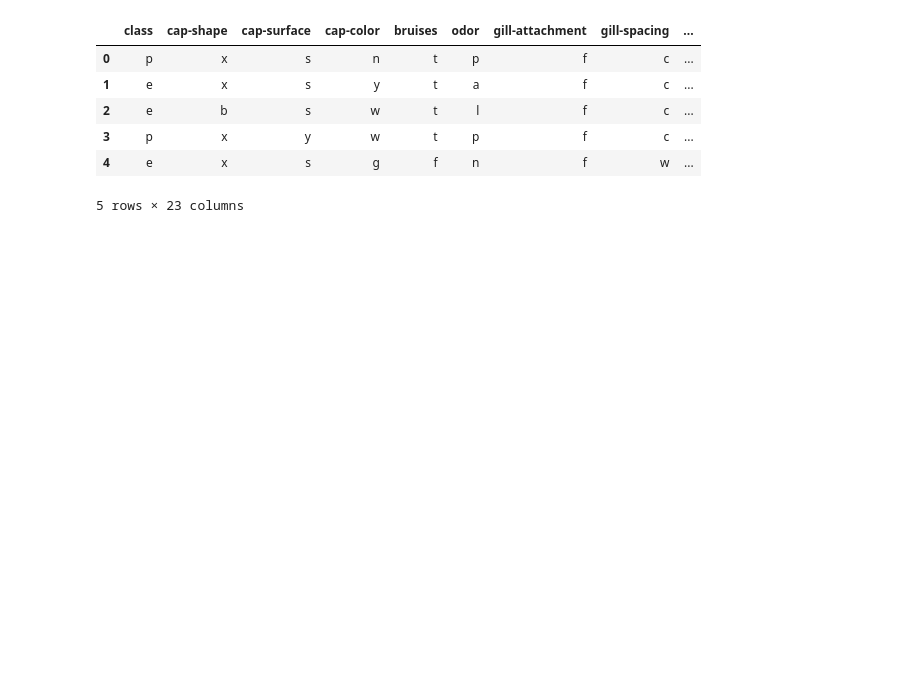
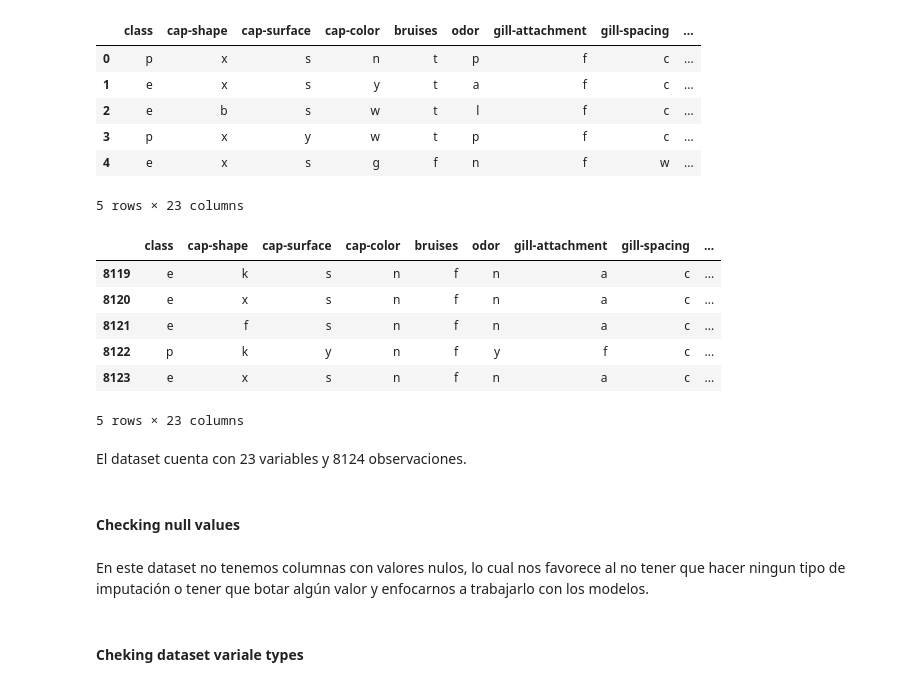
Before and after one commit to BorisRendon/Mushrooms-predictor, a Jupyter notebook: Mushroom_predictor.ipynb, the cells around one changed output. Cells and saved outputs as stored; diff of their text form; code cells hidden in the pictures; blank space fills up the shorter version.

```diff
--- a/Mushroom_predictor.ipynb
+++ b/Mushroom_predictor.ipynb
@@ -12,3 +59,17 @@ df.head()
 | 3 | p | x | y | w | t | p | f | c | ... |
 | 4 | e | x | s | g | f | n | f | w | ... |
 5 rows × 23 columns
+# %%
+mushrooms.tail(5)
+# %% [output]
+|  | class | cap-shape | cap-surface | cap-color | bruises | odor | gill-attachment | gill-spacing | ... |
+| 8119 | e | k | s | n | f | n | a | c | ... |
+| 8120 | e | x | s | n | f | n | a | c | ... |
+| 8121 | e | f | s | n | f | n | a | c | ... |
+| 8122 | p | k | y | n | f | y | f | c | ... |
+| 8123 | e | x | s | n | f | n | a | c | ... |
+5 rows × 23 columns
+# %% [markdown]
+El dataset cuenta con 23 variables y 8124 observaciones.
+# %% [markdown]
+#### Checking null values
@@ -14,0 +90,4 @@ df.head()
+# %% [markdown]
+En este dataset no tenemos columnas con valores nulos, lo cual nos favorece al no tener que hacer ningun tipo de imputación o tener que botar algún valor y enfocarnos a trabajarlo con los modelos.
+# %% [markdown]
+#### Cheking dataset variale types
```
Also changed, not shown: parts of 58 cells of this notebook, 6 other files.
